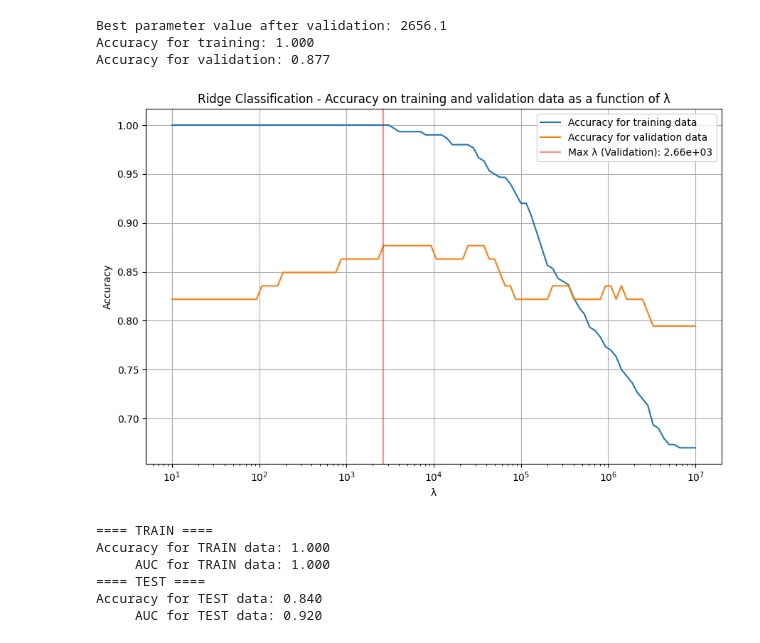
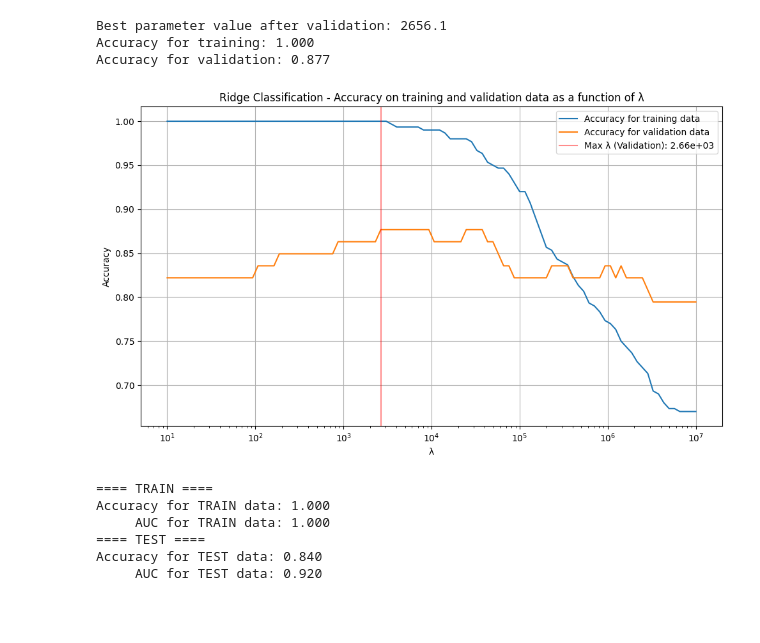
Before and after one commit to odd2022/El-Nino, a Jupyter notebook: prediction_el_nino.ipynb, the cells around one changed output. Drawn from its saved outputs; the diff is of its cells as text; code cells hidden in the pictures; blank space fills up the shorter version.

```diff
--- a/prediction_el_nino.ipynb
+++ b/prediction_el_nino.ipynb
@@ -647,21 +647,21 @@ Accuracy for training: 1.000
 Accuracy for validation: 0.877
 # %%
 # Plot accuracy and coefficient evolution as a function of lambda
-plt.figure(figsize = [6,6])
+plt.figure(figsize = [10, 6])
 
 # Plot accuracy for training and validation sets
 plt.semilogx(lambda_values, accuracy_train_cv_list, label = "Accuracy for training data")
 plt.semilogx(lambda_values, accuracy_valid_list, label = "Accuracy for validation data")
 plt.axvline(x = best_lambda, color = 'r', linestyle = '-', label = f'Max λ (Validation): {best_lambda:.2e}', alpha = 0.45)
 plt.legend()
 plt.xlabel('λ')
 plt.ylabel('Accuracy')
 plt.title('Ridge Classification - Accuracy on training and validation data as a function of λ')
 plt.grid()
 plt.tight_layout()
 plt.show()
 # %% [output]
-[figure, old version]
+[figure, new version]
 # %%
 # Evaluate the best Ridge model
 ridge = RidgeClassifier(alpha = best_lambda)
```
Also changed, not shown: parts of 29 cells of this notebook.
